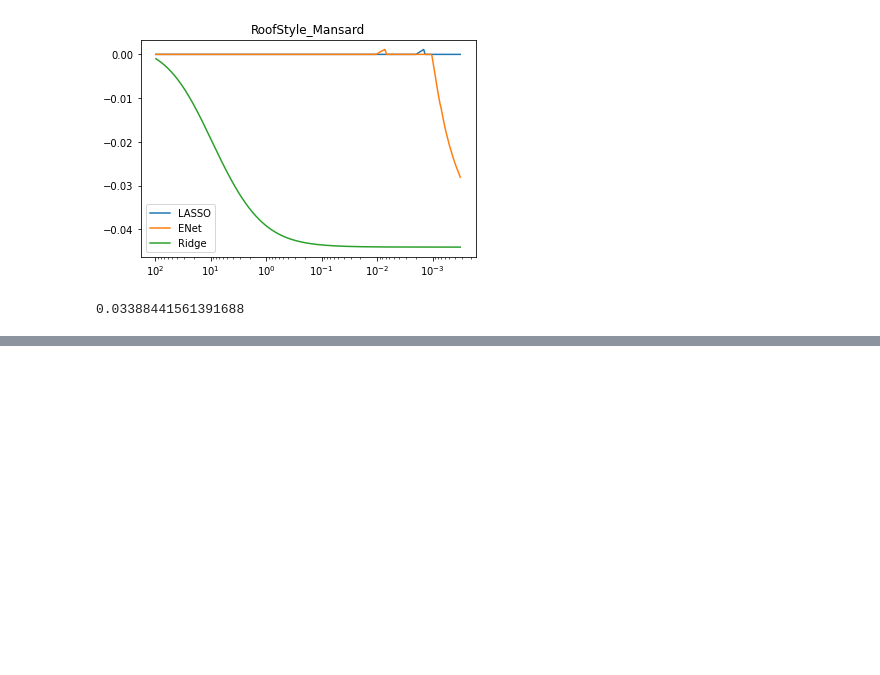
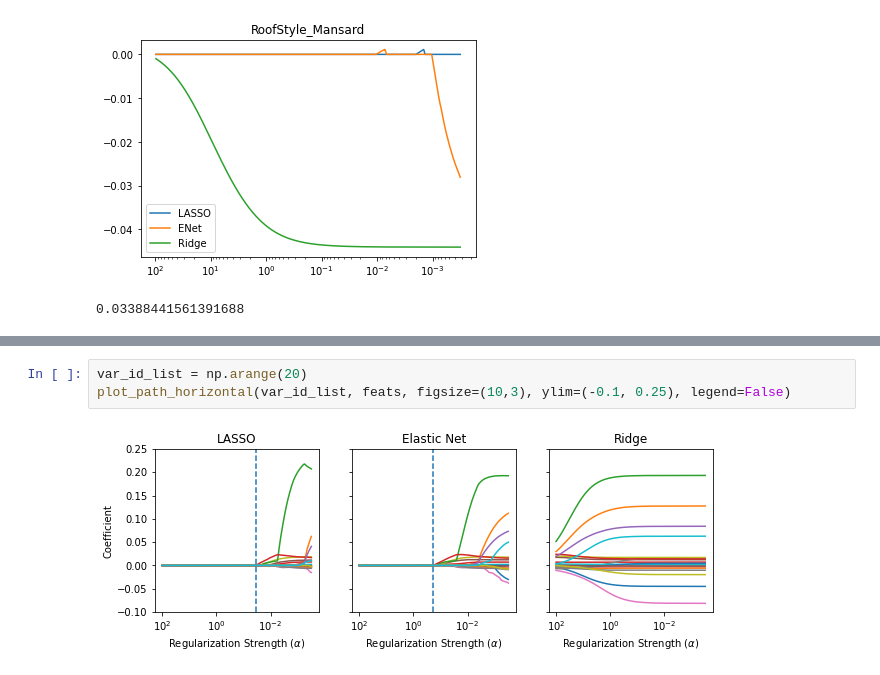
Before and after one commit to dehuihou/ames_house_price, a Jupyter notebook: sta208_final_project_regularization_path.ipynb, the cells around one changed output, grey strips where cells are left out. Drawn from its saved outputs; the diff is of its cells as text; blank space fills up the shorter version.

```diff
--- a/sta208_final_project_regularization_path.ipynb
+++ b/sta208_final_project_regularization_path.ipynb
@@ -121,0 +226,5 @@ ax[1].axvline(x=alpha_1st_non_zero, linestyle='--')
+# %%
+var_id_list = np.arange(20)
+plot_path_horizontal(var_id_list, feats, figsize=(10,3), ylim=(-0.1, 0.25), legend=False)
+# %% [output]
+[figure, added]
```
Also changed, not shown: parts of 16 cells of this notebook.
